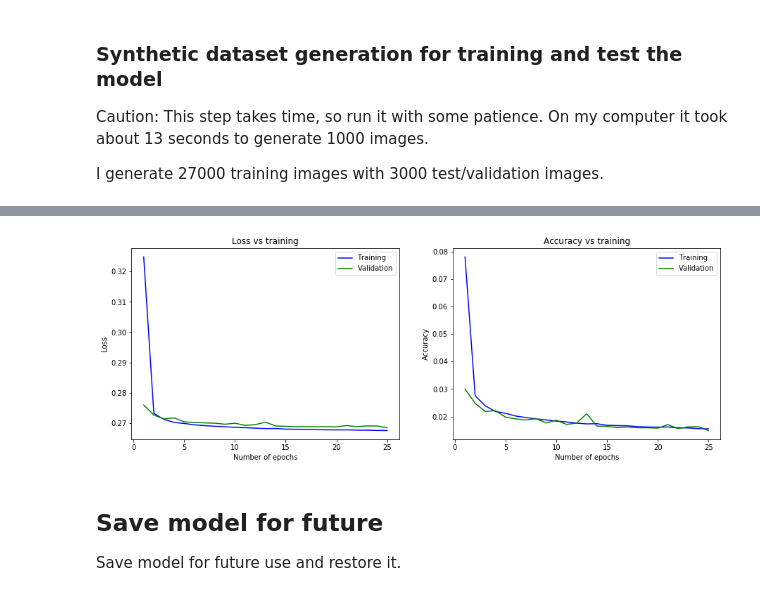
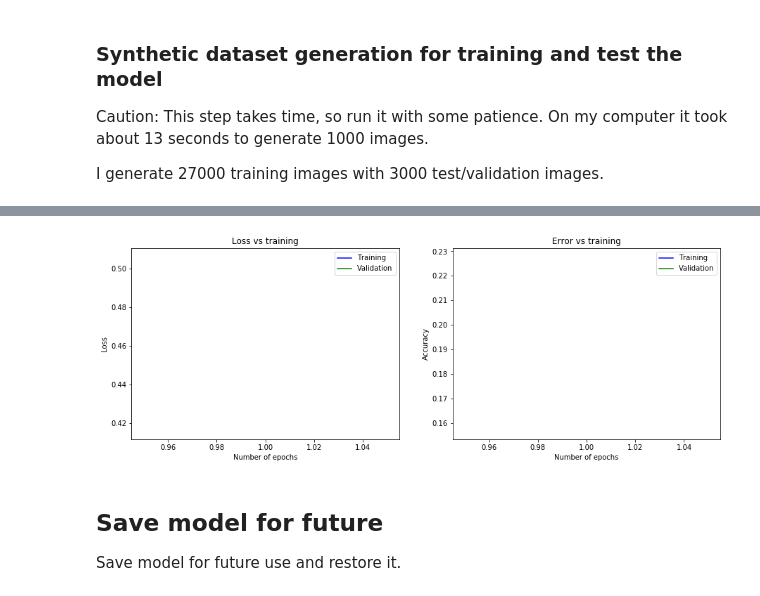
Before and after one commit to mohakpatel/ImageCleaning, a Jupyter notebook: src/ImageCleaning.ipynb, the cells around one changed output, grey strips where cells are left out. Cells and saved outputs as stored; diff of their text form; code cells hidden in the pictures.

Commit message:
:construction: Change accuracy to error

```diff
--- a/src/ImageCleaning.ipynb
+++ b/src/ImageCleaning.ipynb
@@ -177,7 +177,7 @@ Caution: This step takes time, so run it with some patience. On my computer it t
 I generate 27000 training images with 3000 test/validation images.
 # %%
 # Image generation parameters
-n_images = 30000
+n_images = 1000
 slices = [x for x in range(14, 114, 5)]
 sizeI = np.array([64,64,128])
 sigmaPts = {280:1.5*np.array([1,1,1]), 140:1.75*np.array([1,1,1]), 70:2*np.array([1,1,1])}
@@ -236,7 +236,7 @@ model.lr = 0.001
 
 model.fit(x=X_train,
           y=y_train,
-          epochs=200,
+          epochs=1,
           val_x=X_test,
           val_y=y_test,
           save_path='./checkpoints/mymodel')
@@ -261,23 +247,23 @@ Validation loss: 0.268 - Validation accuracy: 0.015
 # %%
 f, axs = plt.subplots(1,2,figsize=(15,5));
 
 # Subplot 1 (Error in eigen_value)
 axs[0].plot(model.train_epoch, model.train_loss, 'b', label='Training')
 axs[0].plot(model.train_epoch, model.val_loss, 'g', label='Validation')
 axs[0].legend()
 axs[0].set_title('Loss vs training')
 axs[0].set_xlabel('Number of epochs')
 axs[0].set_ylabel('Loss')
 
 # # Subplot 2 (Error in eigen_ec)
-axs[1].plot(model.train_epoch, model.train_acc, 'b', label='Training')
-axs[1].plot(model.train_epoch, model.val_acc, 'g', label='Validation')
+axs[1].plot(model.train_epoch, model.train_error, 'b', label='Training')
+axs[1].plot(model.train_epoch, model.val_error, 'g', label='Validation')
 axs[1].legend()
-axs[1].set_title('Accuracy vs training')
+axs[1].set_title('Error vs training')
 axs[1].set_xlabel('Number of epochs')
 axs[1].set_ylabel('Accuracy');
 # %% [output]
-[figure, old version]
+[figure, new version]
 # %% [markdown]
 ## Save model for future
 
```
Also changed, not shown: parts of 10 cells of this notebook.
